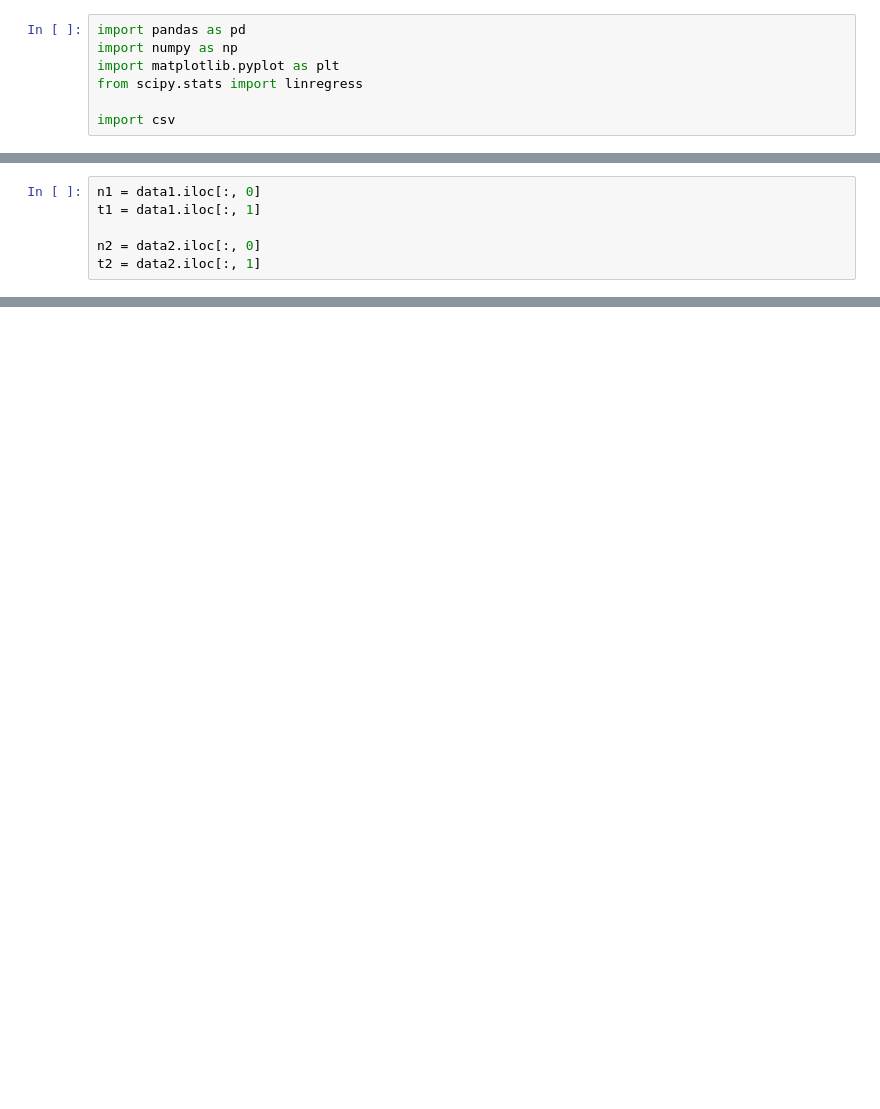
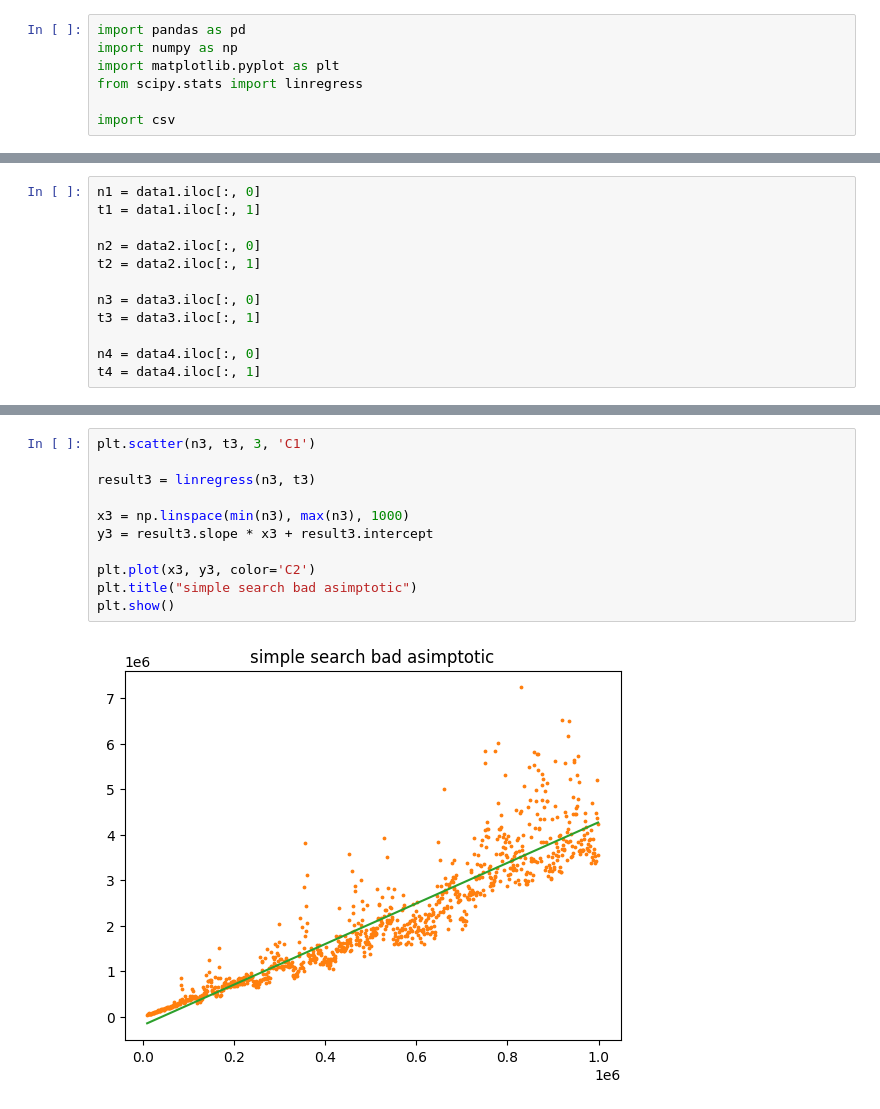
Before and after one commit to phystech-lunev-da/programming-semestr2, a Jupyter notebook: lab1/task1/Untitled.ipynb, the cells around one changed output, grey strips where cells are left out. Cells and saved outputs as stored; diff of their text form; blank space fills up the shorter version.

```diff
--- a/lab1/task1/Untitled.ipynb
+++ b/lab1/task1/Untitled.ipynb
@@ -19,6 +16,12 @@ t1 = data1.iloc[:, 1]
 
 n2 = data2.iloc[:, 0]
 t2 = data2.iloc[:, 1]
+
+n3 = data3.iloc[:, 0]
+t3 = data3.iloc[:, 1]
+
+n4 = data4.iloc[:, 0]
+t4 = data4.iloc[:, 1]
 # %%
 plt.scatter(n1, t1, 3, 'C1')
 
@@ -38,0 +54,13 @@ plt.scatter(n2, t2, 3, 'C3')
+# %%
+plt.scatter(n3, t3, 3, 'C1')
+
+result3 = linregress(n3, t3)
+
+x3 = np.linspace(min(n3), max(n3), 1000)
+y3 = result3.slope * x3 + result3.intercept
+
+plt.plot(x3, y3, color='C2')
+plt.title("simple search bad asimptotic")
+plt.show()
+# %% [output]
+[figure, added]
```
Also changed, not shown: parts of 5 cells of this notebook, 37 other files.
